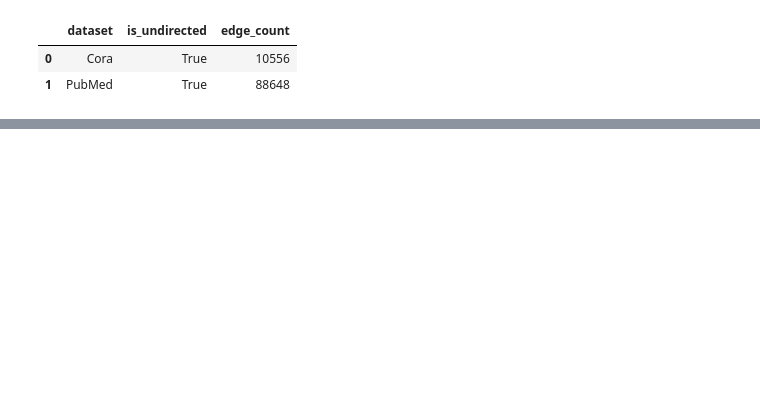
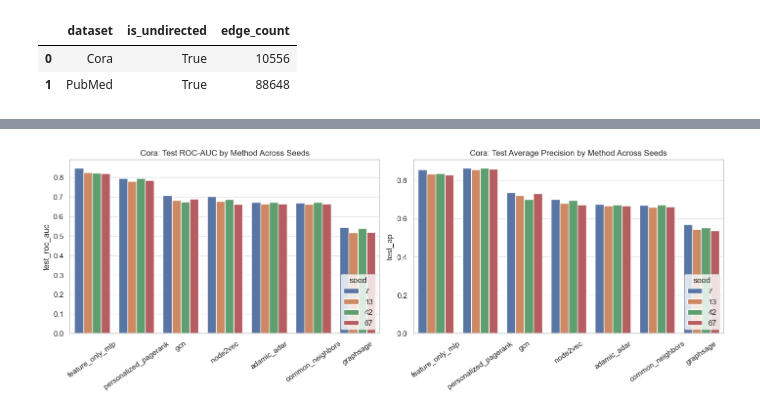
Before and after one commit to kovacsmate3/citegnn, a Jupyter notebook: notebooks/baseline_ablation_report.ipynb, the cells around one changed output, grey strips where cells are left out. Saved outputs shown, nothing was run; the diff lists cells and outputs as text; code cells hidden in the pictures; blank space fills up the shorter version.

```diff
--- a/notebooks/baseline_ablation_report.ipynb
+++ b/notebooks/baseline_ablation_report.ipynb
@@ -204,0 +270,34 @@ A concise way to present the current state in the report:
+# %%
+plot_cora_df = cora_all_seeds_df.copy()
+plot_cora_df["seed"] = plot_cora_df["seed"].astype(str)
+
+fig, axes = plt.subplots(1, 2, figsize=(14, 5), constrained_layout=True)
+
+sns.barplot(
+    data=plot_cora_df,
+    x="method",
+    y="test_roc_auc",
+    hue="seed",
+    ax=axes[0],
+)
+axes[0].set_title("Cora: Test ROC-AUC by Method Across Seeds")
+axes[0].set_xlabel("")
+axes[0].tick_params(axis="x", rotation=35)
+
+sns.barplot(
+    data=plot_cora_df,
+    x="method",
+    y="test_ap",
+    hue="seed",
+    ax=axes[1],
+)
+axes[1].set_title("Cora: Test Average Precision by Method Across Seeds")
+axes[1].set_xlabel("")
+axes[1].tick_params(axis="x", rotation=35)
+
+for axis in axes:
+    axis.legend(title="seed", loc="lower right")
+
+plt.show()
+# %% [output]
+[figure, added]
```
Also changed, not shown: parts of 20 cells of this notebook, 21 other files.
